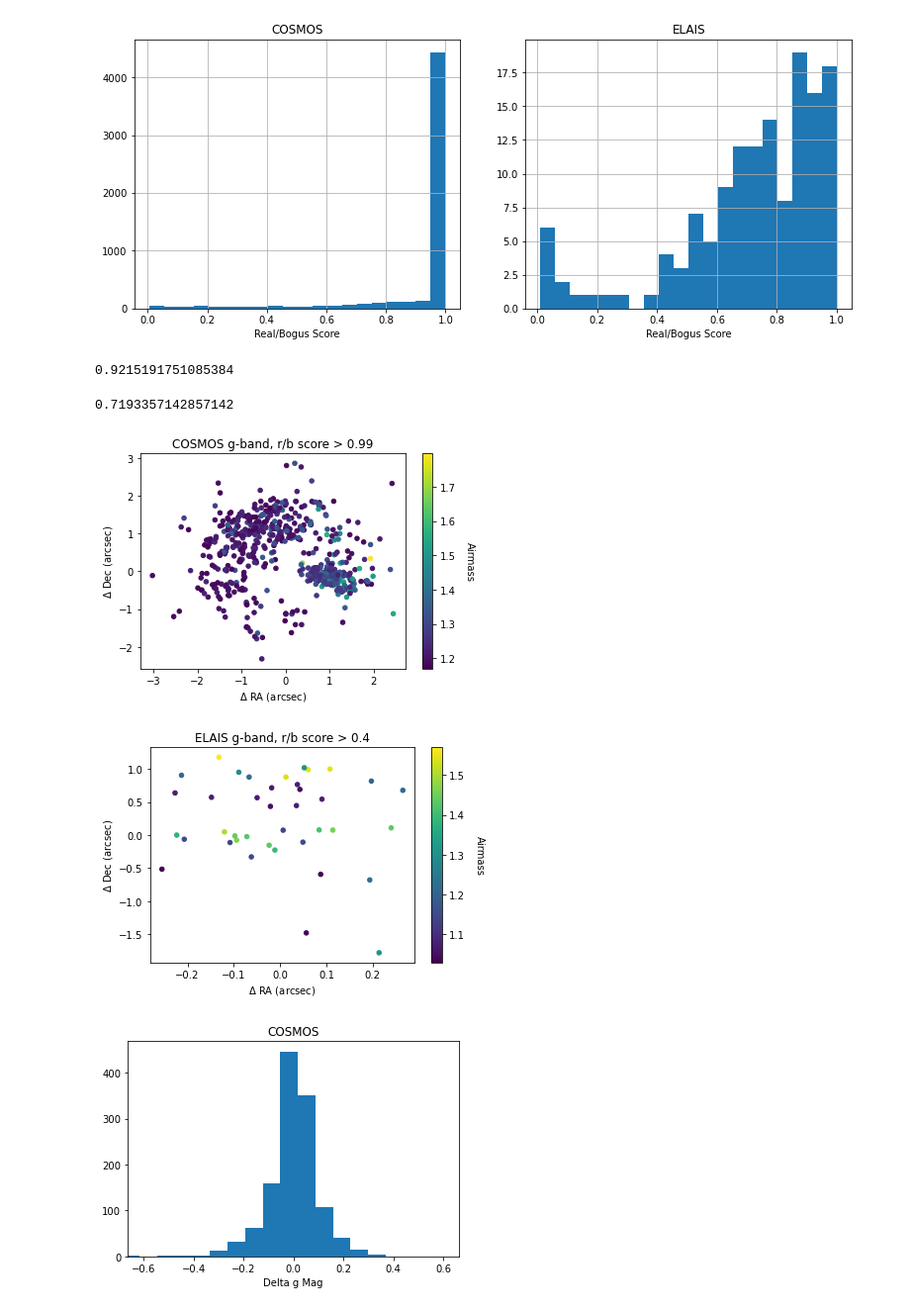
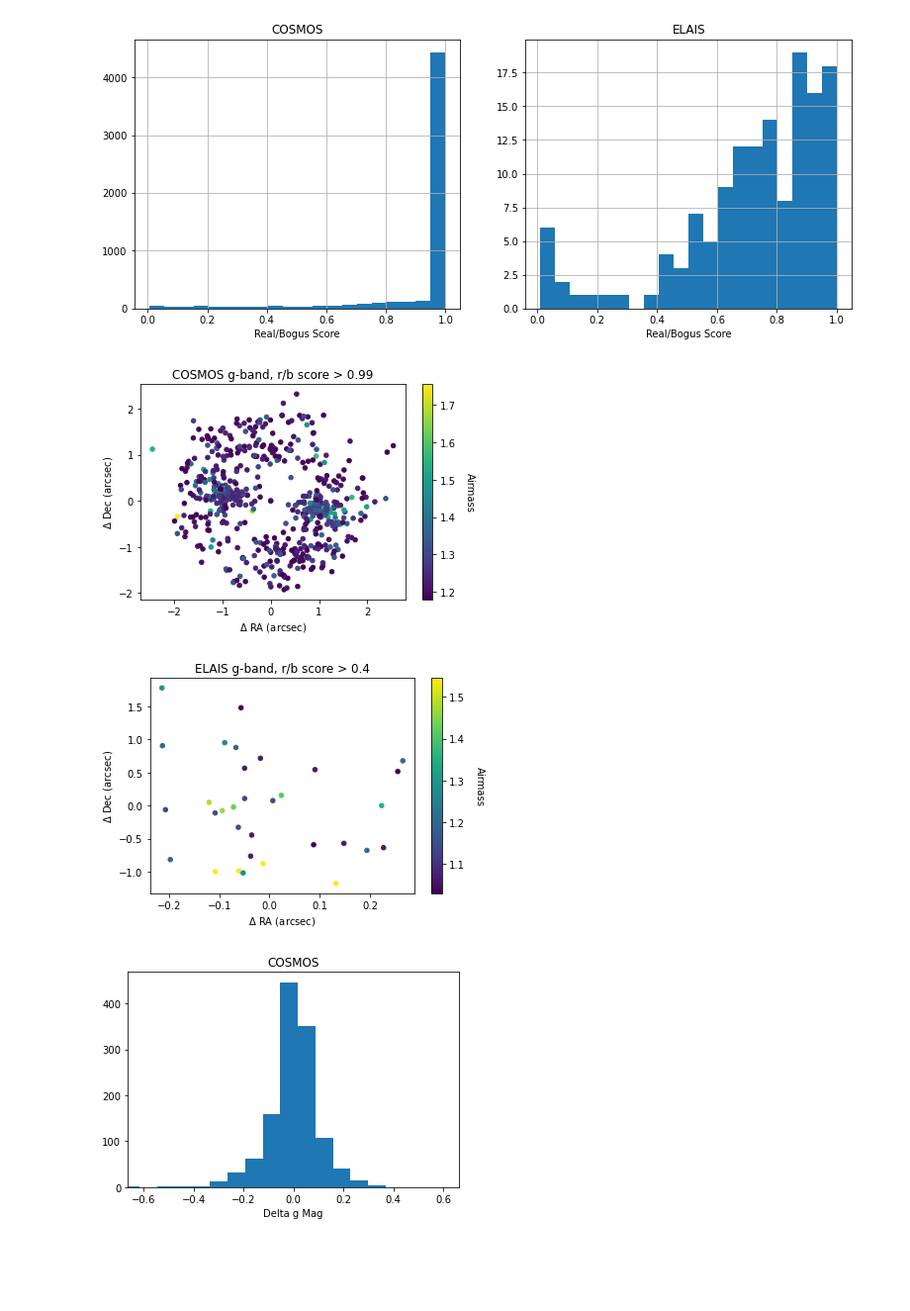
Before and after one commit to RileyWClarke/RAFTS, a Jupyter notebook: decam_validation.ipynb, the cells around one changed output. Shown at 99% size. Drawn from its saved outputs; the diff is of its cells as text; code cells hidden in the pictures; blank space fills up the shorter version.

```diff
--- a/decam_validation.ipynb
+++ b/decam_validation.ipynb
@@ -52,0 +70,2 @@ array(['COSMOS', 'ELAIS'], dtype=object)
+# %%
+dcdfnew = pd.merge(dcdf, expdf, on=['exposure id'], how='left')
@@ -52,0 +76,5 @@ array(['COSMOS', 'ELAIS'], dtype=object)
+# %%
+from IPython.display import display
+
+for id in dcdfnew['candidate id'].unique()[0:5]:
+    display(dcdfnew[dcdfnew['candidate id'] == id])
@@ -52,0 +101,10 @@ array(['COSMOS', 'ELAIS'], dtype=object)
+# %%
+h = []
+
+for i, id in enumerate(dcdf['candidate id'].unique()):
+    h.append(len(dcdf[(dcdf['candidate id'] == id) & (dcdf['object filter'] == 'g')]))
+
+plt.hist(h, align='left')
+plt.title('All fields, g-band')
+plt.xlabel('# of Data points')
+plt.ylabel('# of Unique Candidate IDs');
@@ -85,16 +145,8 @@ ax[1].set_title('ELAIS')
 plt.savefig('Figures/rbdist.png', dpi=300, bbox_inches='tight')
 # %% [output]
 [figure]
-# %%
-dcdf[dcdf['field'] == 'COSMOS']['object real/bogus score'].mean()
-# %% [output]
-0.9215191751085384
-# %%
-dcdf[dcdf['field'] == 'ELAIS']['object real/bogus score'].mean()
-# %% [output]
-0.7193357142857142
 # %%
-def dcoord(field, thr, filt):
+def dcoord(dcdf, field, thr, filt):
 
         d_ra = np.zeros_like(dcdf[dcdf['field'] == field]['candidate id'].unique())
         d_dec = np.zeros_like(dcdf[dcdf['field'] == field]['candidate id'].unique())
@@ -103,62 +155,56 @@ def dcoord(field, thr, filt):
         for i,id in enumerate(dcdf[dcdf['field'] == field]['candidate id'].unique()):
                 #print('Candidate ID: {}'.format(id))
 
+                if np.isnan(dcdf.iloc[i]['airmass']):
+                        continue
+
                 subdf = dcdf[(dcdf['field'] == field) & (dcdf['object filter'] == filt) &
                              (dcdf['object real/bogus score'] > thr) & (dcdf['candidate id'] == id)]
 
-                if subdf.shape[0] > 1:
+                if subdf.shape[0] == 2:
 
-                        ra_i = subdf[subdf['object MJD'] == subdf['object MJD'].min()]['object ra'].values
-                        dec_i = subdf[subdf['object MJD'] == subdf['object MJD'].min()]['object dec'].values
-                        ra_f = subdf[subdf['object MJD'] == subdf['object MJD'].max()]['object ra'].values
-                        dec_f = subdf[subdf['object MJD'] == subdf['object MJD'].max()]['object dec'].values
+                        ra_i = subdf[subdf['object magnitude'] == subdf['object magnitude'].min()]['object ra'].values
+                        dec_i = subdf[subdf['object magnitude'] == subdf['object magnitude'].min()]['object dec'].values
+                        ra_f = subdf[subdf['object magnitude'] == subdf['object magnitude'].max()]['object ra'].values
+                        dec_f = subdf[subdf['object magnitude'] == subdf['object magnitude'].max()]['object dec'].values
+                        am_i = subdf[subdf['object magnitude'] == subdf['object magnitude'].min()]['airmass'].values
+                        am_f = subdf[subdf['object magnitude'] == subdf['object magnitude'].max()]['airmass'].values
 
                         dra = ra_f - ra_i
                         ddec = dec_f - dec_i
 
                         if dra.size > 0:
                                 d_ra[i] = dra[0]
 
                         if ddec.size > 0:
                                 d_dec[i] = ddec[0]
 
-                        mtn = EarthLocation.of_site('Cerro Tololo')
-                        mjd = Time(subdf['object MJD'].values, format='mjd')
-                        altaz = SkyCoord(ra = ra_i * u.degree, dec = dec_i*u.degree).transform_to(AltAz(obstime = mjd, location=mtn))
-                        zd = 90 - altaz.alt.value
-                        am_i = 1 / np.cos(np.deg2rad(zd))
+                        d_am[i] = np.mean([am_f, am_i])
 
-                        mtn = EarthLocation.of_site('Cerro Tololo')
-                        mjd = Time(subdf['object MJD'].values, format='mjd')
-                        altaz = SkyCoord(ra = ra_f * u.degree, dec = dec_f*u.degree).transform_to(AltAz(obstime = mjd, location=mtn))
-                        zd = 90 - altaz.alt.value
-                        am_f = 1 / np.cos(np.deg2rad(zd))
-
-                        d_am[i] = np.mean([am_f, am_i])
 
                 else:
                         d_ra[i] = np.nan
                         d_dec[i] = np.nan
                         d_am[i] = np.nan
 
         fig = plt.figure()
         ax = plt.axes()
         s = ax.scatter(d_ra*3600, d_dec*3600, c=d_am, s=20)
         ax.set_xlabel(r'$\Delta$ RA (arcsec)')
         ax.set_ylabel(r'$\Delta$ Dec (arcsec)')
         ax.set_title('{0} {1}-band, r/b score > {2}'.format(field,filt,thr))
         cbar = fig.colorbar(s)
         cbar.set_label('Airmass', rotation=270, labelpad=20)
         fig.savefig('Figures/{0}_rb{1}_deltacoord.png'.format(field, thr), dpi=300, bbox_inches='tight')
         return ax
 
-_ = dcoord('COSMOS', 0.99, 'g')
+_ = dcoord(dcdfnew, 'COSMOS', 0.99, 'g')
 # %% [output]
-[figure, old version]
+[figure, new version]
 # %%
-_ = dcoord('ELAIS', 0.4, 'g')
+_ = dcoord(dcdfnew, 'ELAIS', 0.4, 'g')
 # %% [output]
-[figure, old version]
+[figure, new version]
 # %%
 def dmag_hist(field, band, bins):
 
```
Also changed, not shown: parts of 16 cells of this notebook, 8 other files.
